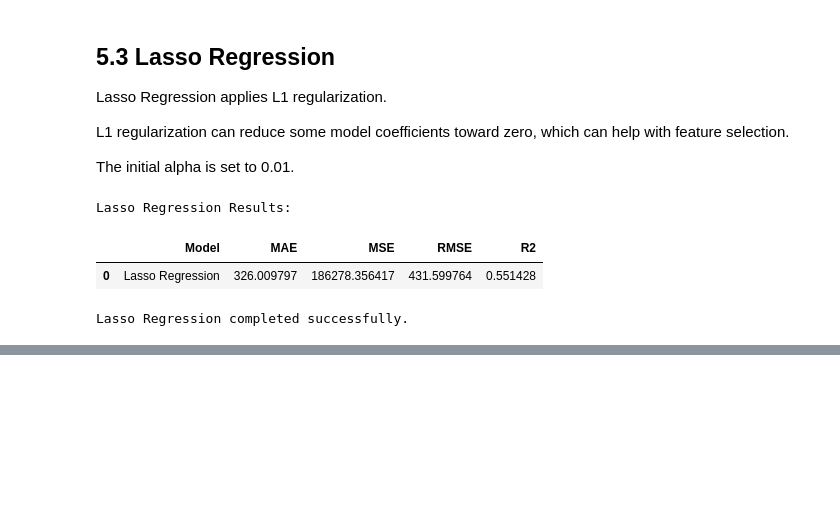
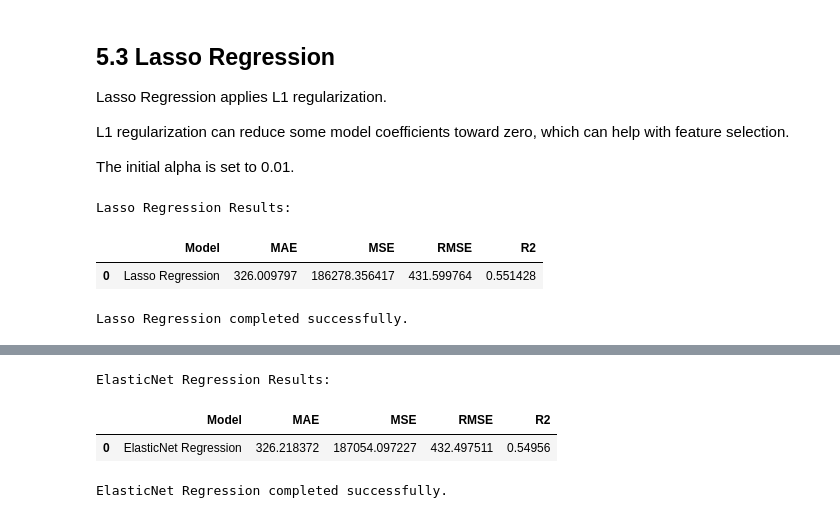
Before and after one commit to mith-sen/ML_Case_Study, a Jupyter notebook: notebooks/regression.ipynb, the cells around one changed output, grey strips where cells are left out. Cells and saved outputs as stored; diff of their text form; code cells hidden in the pictures; blank space fills up the shorter version.

Commit message:
Implement ElasticNet Regression

```diff
--- a/notebooks/regression.ipynb
+++ b/notebooks/regression.ipynb
@@ -1122,0 +1133,49 @@ Lasso Regression completed successfully.
+# %%
+# Import ElasticNet Regression
+from sklearn.linear_model import ElasticNet
+
+# Create ElasticNet Regression pipeline
+elasticnet_pipeline = Pipeline(
+    steps=[
+        ("preprocessor", preprocessor),
+        ("model", ElasticNet(
+            alpha=0.01,
+            l1_ratio=0.5,
+            max_iter=10000
+        ))
+    ]
+)
+
+# Train the model
+elasticnet_pipeline.fit(X_train, y_train)
+
+# Make predictions
+y_pred_elasticnet = elasticnet_pipeline.predict(X_test)
+
+# Calculate evaluation metrics
+elasticnet_mae = mean_absolute_error(y_test, y_pred_elasticnet)
+elasticnet_mse = mean_squared_error(y_test, y_pred_elasticnet)
+elasticnet_rmse = np.sqrt(elasticnet_mse)
+elasticnet_r2 = r2_score(y_test, y_pred_elasticnet)
+
+# Store results
+elasticnet_result = {
+    "Model": "ElasticNet Regression",
+    "MAE": elasticnet_mae,
+    "MSE": elasticnet_mse,
+    "RMSE": elasticnet_rmse,
+    "R2": elasticnet_r2
+}
+
+# Display results
+elasticnet_result_df = pd.DataFrame([elasticnet_result])
+
+print("ElasticNet Regression Results:")
+display(elasticnet_result_df)
+
+print("ElasticNet Regression completed successfully.")
+# %% [output]
+ElasticNet Regression Results:
+|  | Model | MAE | MSE | RMSE | R2 |
+| 0 | ElasticNet Regression | 326.218372 | 187054.097227 | 432.497511 | 0.54956 |
+ElasticNet Regression completed successfully.
```
Also changed, not shown: parts of 1 cell of this notebook.
